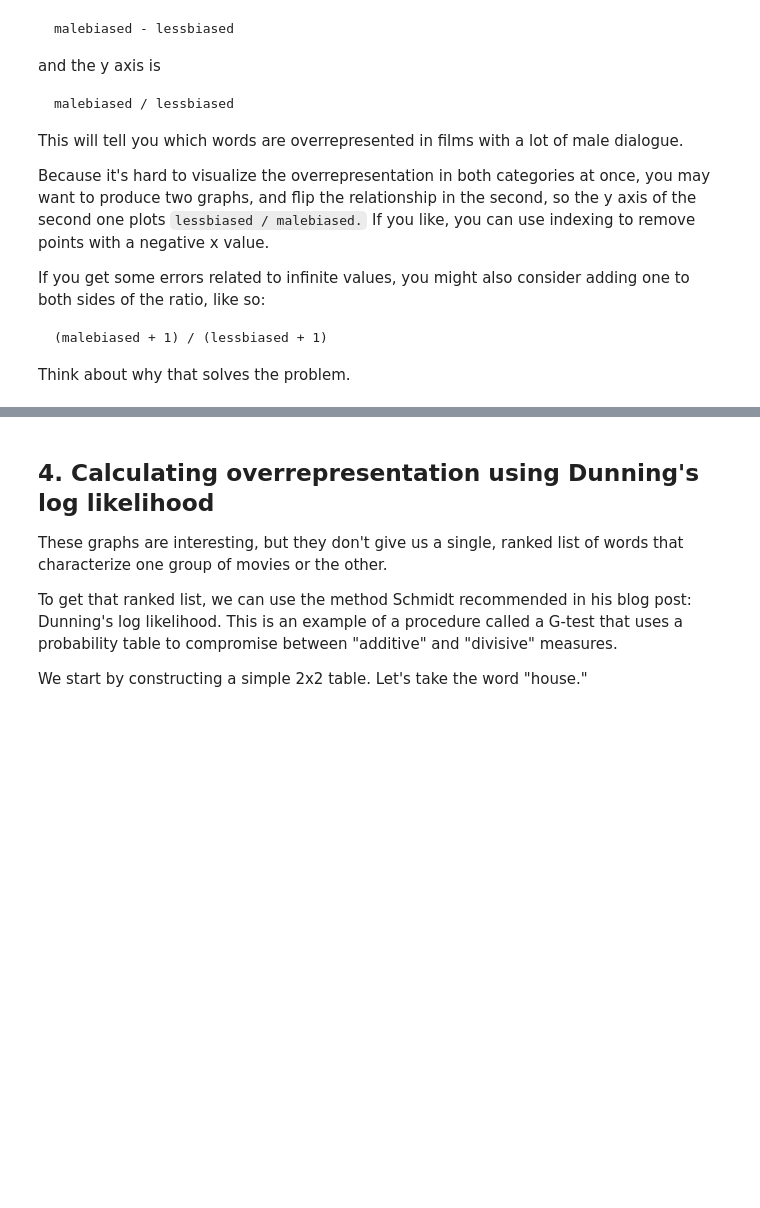
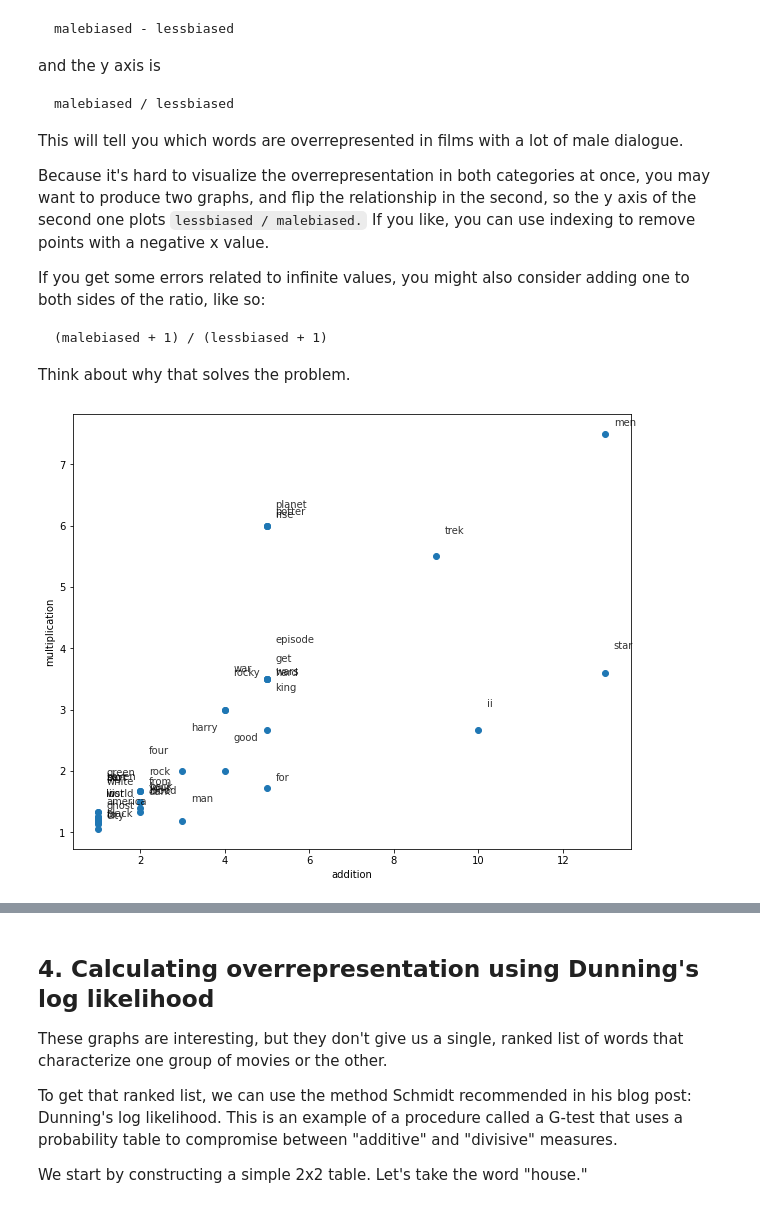
Before and after one commit to tedunderwood/is417, a Jupyter notebook: labs/3DistinctivenessSep7/DistinctiveWords.ipynb, the cells around one changed output, grey strips where cells are left out. Drawn from its saved outputs; the diff is of its cells as text; code cells hidden in the pictures; blank space fills up the shorter version.

```diff
--- a/labs/3DistinctivenessSep7/DistinctiveWords.ipynb
+++ b/labs/3DistinctivenessSep7/DistinctiveWords.ipynb
@@ -218,3 +224,7 @@ When you've got these dataframes you can flatten them into a single series of wo
+# %%
+malebiased = data[data['frac_women'] < median_frac][features].sum(axis = 'rows')
+# %%
+lessbiased = data.loc[data['frac_women'] >= median_frac, features].sum(axis = 'rows')
 # %% [markdown]
 When you're done you should have a list like this:
 # %%
@@ -281,0 +288,16 @@ Think about why that solves the problem.
+# %%
+multiplication = ((malebiased + 1) / (lessbiased + 1))
+addition = malebiased - lessbiased
+
+plt.figure(figsize = (10, 8))
+plt.scatter(x = addition[addition > 0], y = multiplication[addition > 0])
+
+for x, y, label in zip(addition, multiplication, malebiased.index):
+    if x > 0:
+        plt.text(x = x + .2, y = y + np.random.random() / 1.5, s = label, fontdict = dict(color = 'black', alpha = 0.8))
+
+plt.xlabel('addition')
+plt.ylabel('multiplication')
+plt.show()
+# %% [output]
+[figure, added]
```
Also changed, not shown: parts of 19 cells of this notebook.
